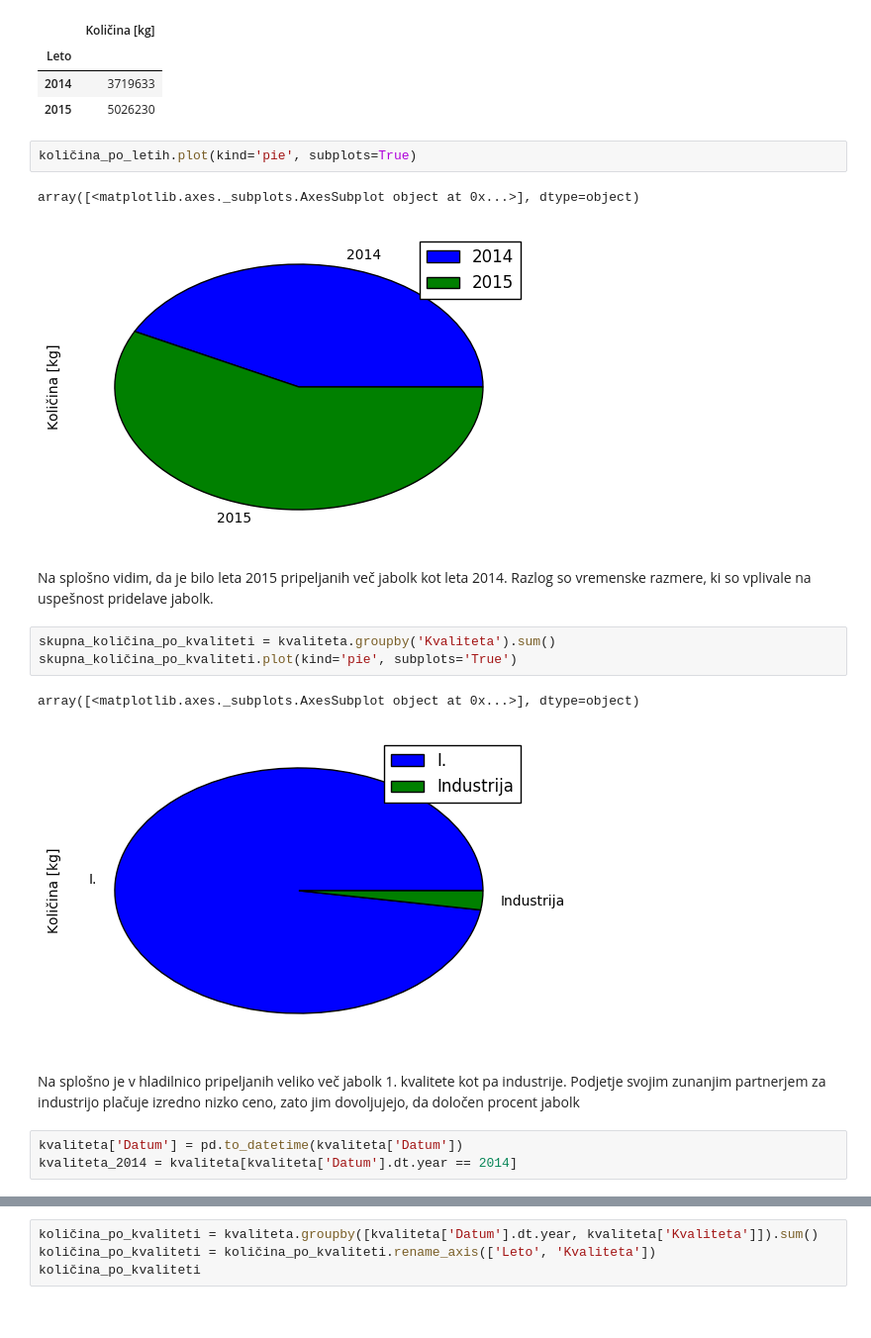
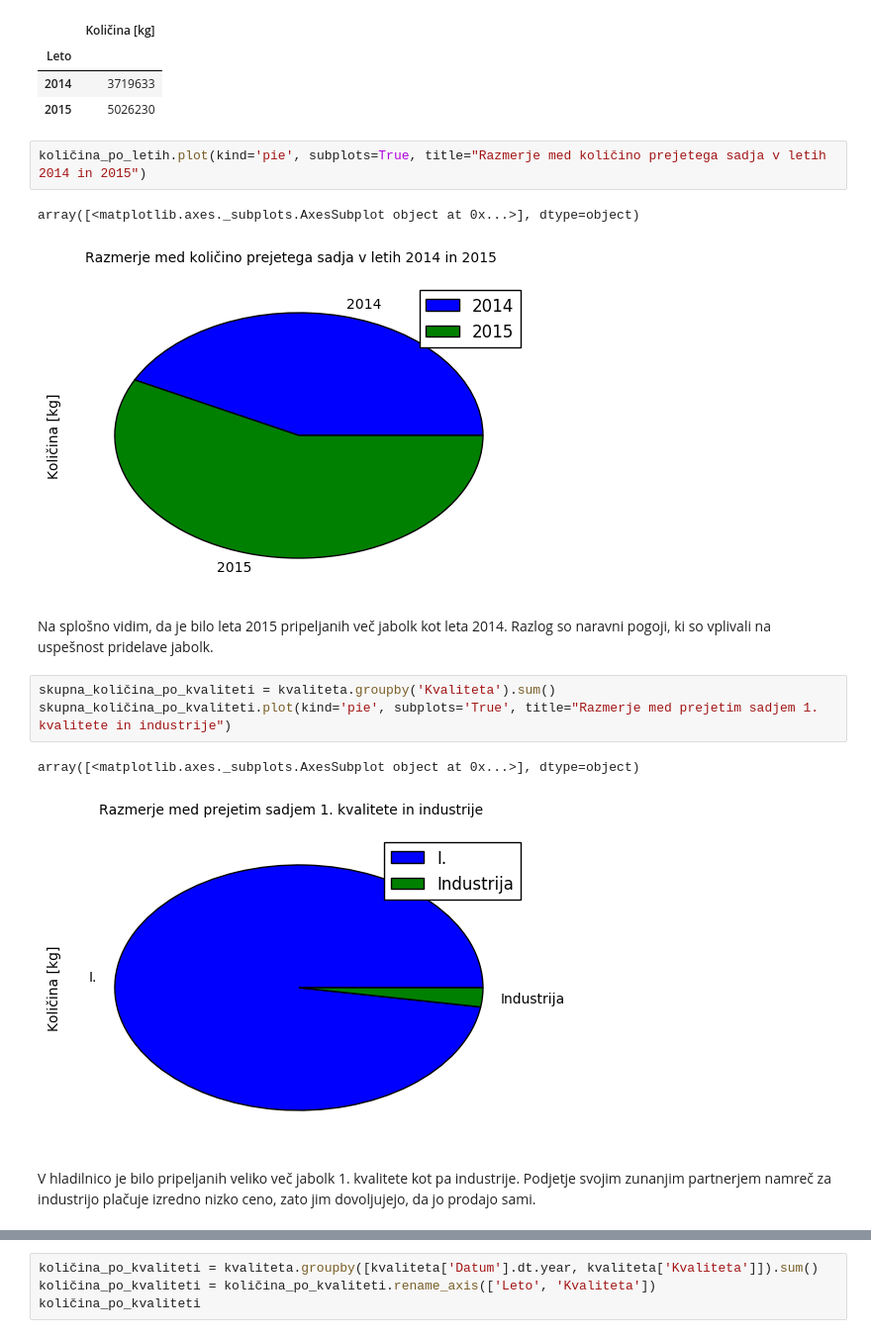
Before and after one commit to adrstvensek/Kvaliteta-prejetega-sadja, a Jupyter notebook: Projekt.ipynb, the cells around one changed output, grey strips where cells are left out. Shown at 99% size. Cells and saved outputs as stored; diff of their text form.

```diff
--- a/Projekt.ipynb
+++ b/Projekt.ipynb
@@ -45,20 +43,17 @@ količina_po_letih
 | 2014 | 3719633 |
 | 2015 | 5026230 |
 # %%
-količina_po_letih.plot(kind='pie', subplots=True)
+količina_po_letih.plot(kind='pie', subplots=True, title="Razmerje med količino prejetega sadja v letih 2014 in 2015")
 # %% [output]
 array([<matplotlib.axes._subplots.AxesSubplot object at 0x...>], dtype=object)
-[figure, old version]
+[figure, new version]
 # %% [markdown]
-Na splošno vidim, da je bilo leta 2015 pripeljanih več jabolk kot leta 2014. Razlog so vremenske razmere, ki so vplivale na uspešnost pridelave jabolk.
+Na splošno vidim, da je bilo leta 2015 pripeljanih več jabolk kot leta 2014. Razlog so naravni pogoji, ki so vplivali na uspešnost pridelave jabolk.
 # %%
 skupna_količina_po_kvaliteti = kvaliteta.groupby('Kvaliteta').sum()
-skupna_količina_po_kvaliteti.plot(kind='pie', subplots='True')
+skupna_količina_po_kvaliteti.plot(kind='pie', subplots='True', title="Razmerje med prejetim sadjem 1. kvalitete in industrije")
 # %% [output]
 array([<matplotlib.axes._subplots.AxesSubplot object at 0x...>], dtype=object)
-[figure, old version]
+[figure, new version]
 # %% [markdown]
-Na splošno je v hladilnico pripeljanih veliko več jabolk 1. kvalitete kot pa industrije. Podjetje svojim zunanjim partnerjem za industrijo plačuje izredno nizko ceno, zato jim dovoljujejo, da določen procent jabolk
+V hladilnico je bilo pripeljanih veliko več jabolk 1. kvalitete kot pa industrije. Podjetje svojim zunanjim partnerjem namreč za industrijo plačuje izredno nizko ceno, zato jim dovoljujejo, da jo prodajo sami.
-# %%
-kvaliteta['Datum'] = pd.to_datetime(kvaliteta['Datum'])
-kvaliteta_2014 = kvaliteta[kvaliteta['Datum'].dt.year == 2014]
```
Also changed, not shown: parts of 27 cells of this notebook.
